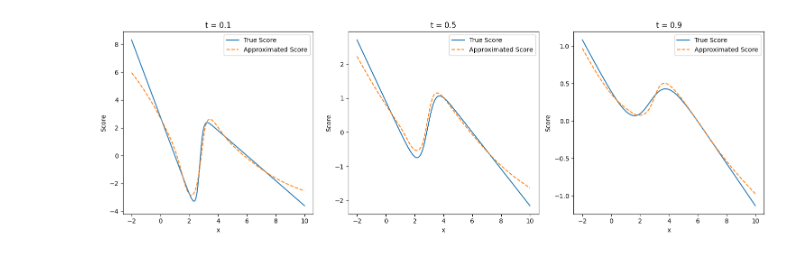
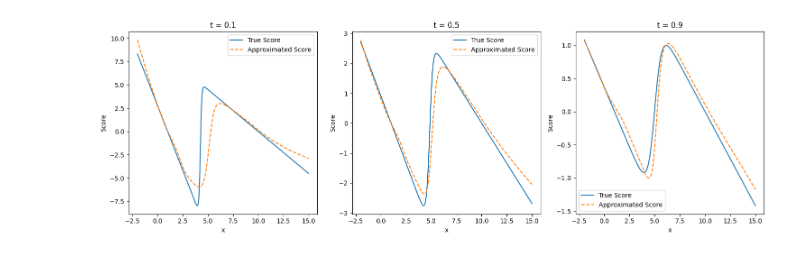
Before and after one commit to vjoshy/4600, a Jupyter notebook: sliced_score.ipynb, the cells around one changed output. Drawn from its saved outputs; the diff is of its cells as text; code cells hidden in the pictures.

```diff
--- a/sliced_score.ipynb
+++ b/sliced_score.ipynb
@@ -81,9 +79,9 @@ def compute_gmm_score(x, mu1, mu2, sigma1, sigma2, w1, w2):
 def compute_score(x_t, t):
 
     # GMM parameters from our data generation
-    mu1, mu2 = 1.0, 6.0
+    mu1, mu2 = 1.0, 10.0
     sigma1, sigma2 = 0.5, 1.0
-    w1, w2 = 0.2, 0.8
+    w1, w2 = 0.3, 0.7
 
     # At time t, the means remain the same but variances increase
     sigma_t = torch.sqrt(sigma_fn(t))
@@ -365,8 +221,8 @@ time_embed = nn.Sequential(nn.Linear(1, input_dim))
 # Prepare data
 train_loader, val_loader, test_loader, gmm_samples = prepare_data(
     n_traj=n_traj,
-    weights=[0.2, 0.8],
-    means=[1, 6],
+    weights=[0.3, 0.7],
+    means=[1, 10],
     sds=[0.5, 1]
 )
 
@@ -392,8 +248,8 @@ def produce_samples(net, time_embed,test_data, num_samples=1500, num_timesteps=1
 
     num_samples = min(num_samples, len(test_data))
 
-    # Forward process timesteps
-    forward_ts = torch.linspace(0., 1., num_timesteps)
+    # Forward process timesteps (0,2)
+    forward_ts = torch.linspace(0., 2., num_timesteps)
     forward_states = []
 
     # Generate forward process states
@@ -405,11 +261,11 @@ def produce_samples(net, time_embed,test_data, num_samples=1500, num_timesteps=1
             perturbed = sample_pt(x0, t)
             forward_states.append(perturbed.detach().numpy().copy())
 
-        # Start reverse process with the exact same samples from forward process end
+    # Start reverse process with the exact same samples from forward process end
     x = torch.tensor(forward_states[-1], dtype=torch.float32)
 
-    # Reverse process timesteps
-    reverse_ts = torch.linspace(1., eps, num_timesteps)
+    # Reverse process timesteps (2, 0)
+    reverse_ts = torch.linspace(2., eps, num_timesteps)
     dt = reverse_ts[1] - reverse_ts[0]
 
     # Store reverse process states
@@ -588,30 +444,31 @@ plt.hist(f[0], bins = 50, alpha = 0.5)
 # %%
-def plot_score_functions(net, time_embed, t_values=[0.1, 0.5, 0.9], x_range=(-2, 10), n_points=200):
+def plot_score_functions(net, time_embed, t_values=[0.1, 0.5, 0.9], x_range=(-2, 15), n_points=1000):
     x_values = torch.linspace(x_range[0], x_range[1], n_points).reshape(-1, 1)
 
     plt.figure(figsize=(15, 5))
     for t in t_values:
         # Compute true scores
         true_scores = compute_score(x_values, torch.tensor([t]))
 
         # Compute approximated scores
         t_batch = torch.full((n_points, 1), t)
         t_embed = time_embed(t_batch)
         with torch.no_grad():
             approx_scores = net(torch.cat([x_values, t_embed], dim=1))
 
         # Plot
         plt.subplot(1, len(t_values), t_values.index(t) + 1)
         plt.plot(x_values.numpy(), true_scores.numpy(), label='True Score')
         plt.plot(x_values.numpy(), approx_scores.numpy(), '--', label='Approximated Score')
         plt.title(f't = {t:.1f}')
         plt.xlabel('x')
         plt.ylabel('Score')
         plt.legend()
 
     plt.tight_layout()
     plt.show()
 
+
 plot_score_functions(net, time_embed)
 # %% [output]
-[figure, old version]
+[figure, new version]
```
Also changed, not shown: parts of 7 cells of this notebook, 1 other file.
